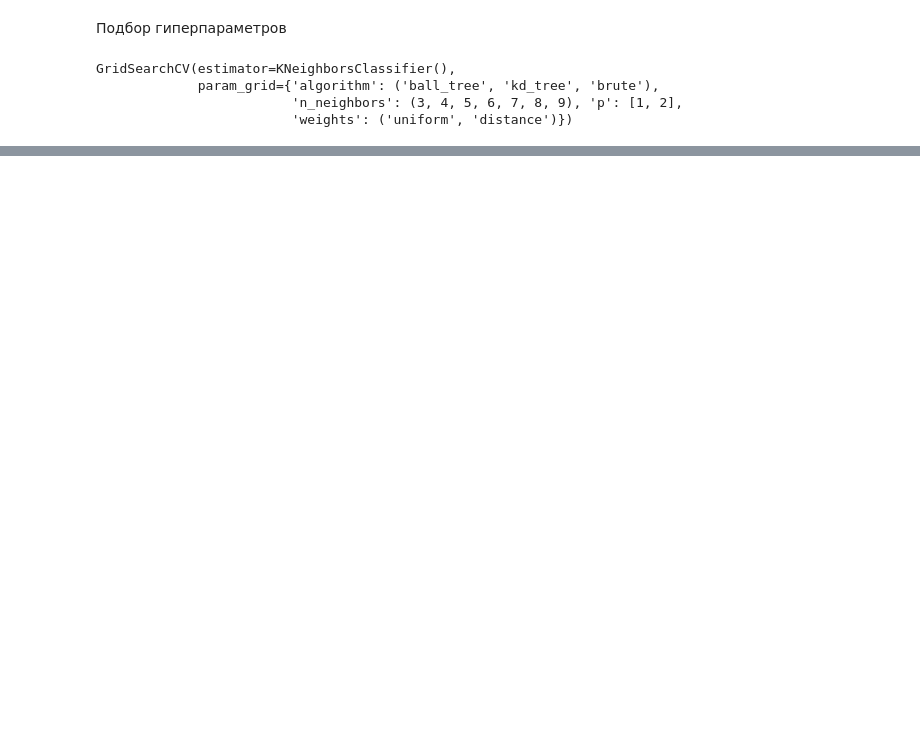
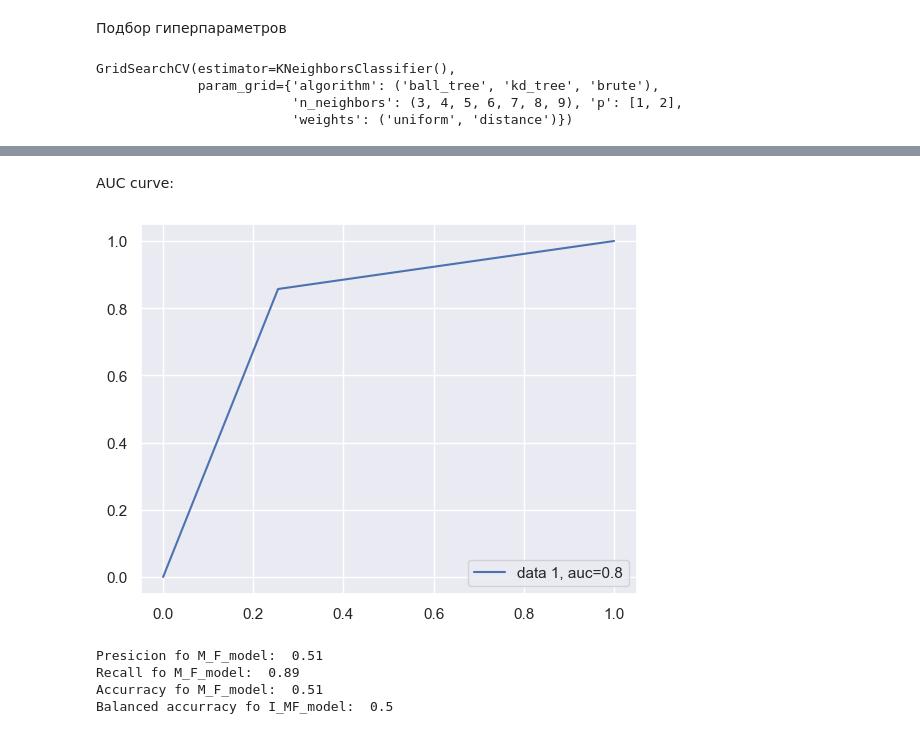
Before and after one commit to MonyaS/Hilell_tasks, a Jupyter notebook: лекция 6/task 6.ipynb, the cells around one changed output, grey strips where cells are left out. Cells and saved outputs as stored; diff of their text form; code cells hidden in the pictures; blank space fills up the shorter version.

```diff
--- a/лекция 6/task 6.ipynb
+++ b/лекция 6/task 6.ipynb
@@ -299,0 +353,26 @@ MSE: 0.23163841807909605
+# %% [markdown]
+AUC curve:
+# %%
+import matplotlib.pyplot as plt
+fpr, tpr, _ = metrics.roc_curve(datasets["test"]["target"], prediction_I_MF_test)
+auc = round(metrics.roc_auc_score(datasets["test"]["target"], prediction_I_MF_test),2)
+plt.plot(fpr,tpr,label="data 1, auc="+str(auc))
+plt.legend(loc=4)
+plt.show()
+# %% [output]
+[figure, added]
+# %%
+accuracy_M_F = metrics.accuracy_score(datasets_M_F["test"]["target"], prediction_M_F_test)
+balanced_accuracy_M_F = metrics.balanced_accuracy_score(datasets_M_F["test"]["target"], prediction_M_F_test)
+precision_M_F = metrics.precision_score(datasets_M_F["test"]["target"], prediction_M_F_test)
+recall_M_F = metrics.recall_score(datasets_M_F["test"]["target"], prediction_M_F_test)
+
+print("Presicion fo M_F_model: ",round(precision_M_F,2))
+print("Recall fo M_F_model: ",round(precision_I_MF,2))
+print("Accurracy fo M_F_model: ",round(accuracy_M_F,2))
+print("Balanced accurracy fo I_MF_model: ",round(balanced_accuracy_M_F,2))
+# %% [output]
+Presicion fo M_F_model:  0.51
+Recall fo M_F_model:  0.89
+Accurracy fo M_F_model:  0.51
+Balanced accurracy fo I_MF_model:  0.5
```
Also changed, not shown: parts of 23 cells of this notebook, 4 other files.
